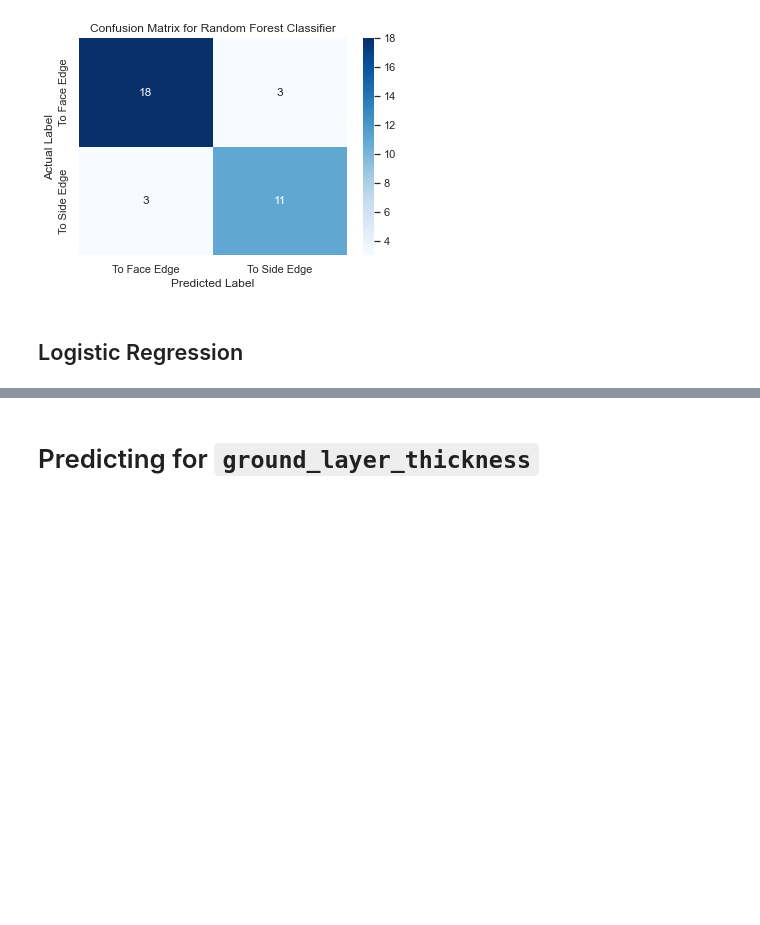
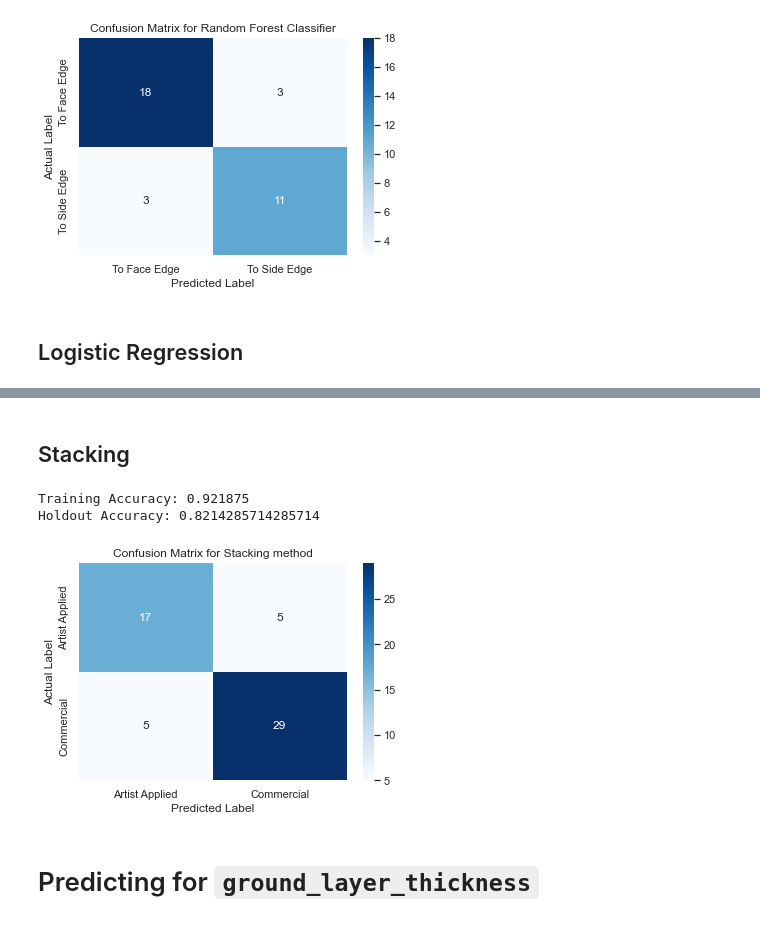
Before and after one commit to DS-Project-Group-7/Data-Science-Project, a Jupyter notebook: predictive_modeling/missing_value_prediction.ipynb, the cells around one changed output, grey strips where cells are left out. Saved outputs shown, nothing was run; the diff lists cells and outputs as text; code cells hidden in the pictures; blank space fills up the shorter version.

```diff
--- a/predictive_modeling/missing_value_prediction.ipynb
+++ b/predictive_modeling/missing_value_prediction.ipynb
@@ -516,6 +525,6 @@ Holdout Accuracy: 0.8285714285714286
 # %% [markdown]
 ## Logistic Regression
 # %%
-predlimLR = LR_analysis(Xlim_train, ylim_train, Xlim_valid, ylim_valid, Xlim_test)
+(predlimLR, bestLim) = LR_analysis(Xlim_train, ylim_train, Xlim_valid, ylim_valid, Xlim_test)
 # %% [output]
 [Parallel(n_jobs=-1)]: Using backend LokyBackend with 4 concurrent workers.
@@ -538,6 +547,14 @@ Please also refer to the documentation for alternative solver options:
 Training Accuracy: 0.8518518518518519
 Holdout Accuracy: 0.8857142857142857
 [figure]
+# %% [markdown]
+## Stacking
+# %%
+limPred = Stacking_analysis(Xb_train, yb_train, Xb_valid, yb_valid, Xb_test, c=bestLim)
+# %% [output]
+Training Accuracy: 0.921875
+Holdout Accuracy: 0.8214285714285714
+[figure, added]
 # %% [markdown]
 # Predicting for `ground_layer_thickness`
 # %% [markdown]
```
Also changed, not shown: parts of 12 cells of this notebook.
